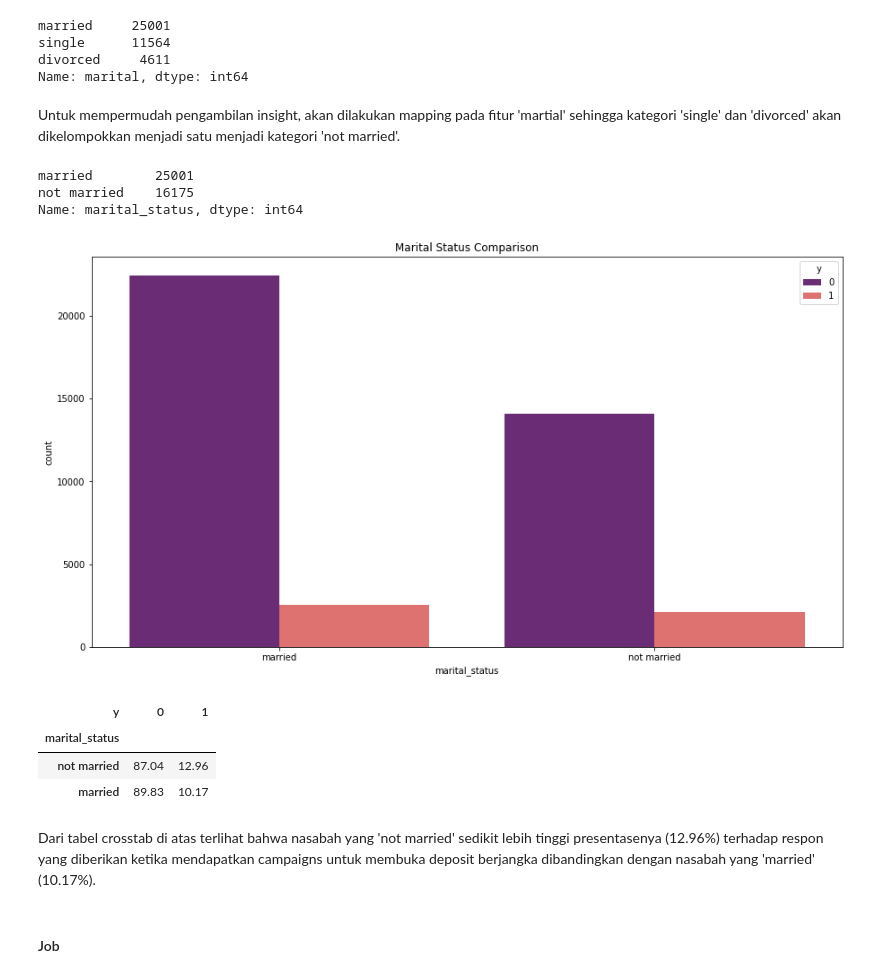
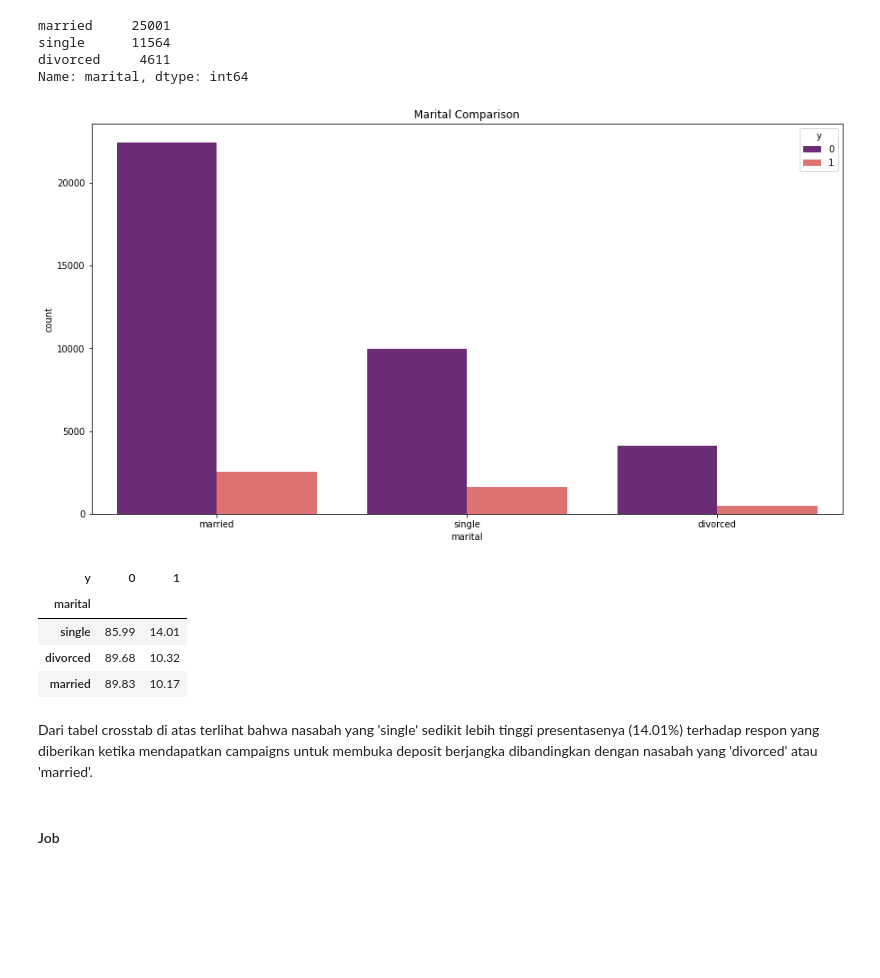
Before and after one commit to PurwadhikaDev/DeltaGroup_JC_DS_FT_BSD_19_FinalProject, a Jupyter notebook: Bank Marketing Campaigns Analysis and Modeling.ipynb, the cells around one changed output. Drawn from its saved outputs; the diff is of its cells as text; code cells hidden in the pictures; blank space fills up the shorter version.

```diff
--- a/Bank Marketing Campaigns Analysis and Modeling.ipynb
+++ b/Bank Marketing Campaigns Analysis and Modeling.ipynb
@@ -576,31 +578,23 @@ married     25001
 single      11564
 divorced     4611
 Name: marital, dtype: int64
-# %% [markdown]
-Untuk mempermudah pengambilan insight, akan dilakukan mapping pada fitur 'martial' sehingga kategori 'single' dan 'divorced' akan dikelompokkan menjadi satu menjadi kategori 'not married'.
-# %%
-df['marital_status'] = df['marital'].map({'married': 'married', 'single': 'not married', 'divorced': 'not married'})
-df['marital_status'].value_counts()
-# %% [output]
-married        25001
-not married    16175
-Name: marital_status, dtype: int64
 # %%
 plt.figure(figsize = (15, 8))
-sns.countplot(x = df['marital_status'], hue = df['y'], data = df, palette = 'magma')
-plt.title('Marital Status Comparison');
+sns.countplot(x = df['marital'], hue = df['y'], data = df, palette = 'magma')
+plt.title('Marital Comparison');
 # %% [output]
-[figure, old version]
+[figure, new version]
 # %%
-marital = ((pd.crosstab(index = df['marital_status'], columns = df['y'], normalize = 'index'))*100).round(2)
+marital = ((pd.crosstab(index = df['marital'], columns = df['y'], normalize = 'index'))*100).round(2)
 marital.sort_values(1, ascending = False)
 # %% [output]
 | y | 0 | 1 |
-| marital_status |  |  |
-| not married | 87.04 | 12.96 |
+| marital |  |  |
+| single | 85.99 | 14.01 |
+| divorced | 89.68 | 10.32 |
 | married | 89.83 | 10.17 |
 # %% [markdown]
-Dari tabel crosstab di atas terlihat bahwa nasabah yang 'not married' sedikit lebih tinggi presentasenya (12.96%) terhadap respon yang diberikan ketika mendapatkan campaigns untuk membuka deposit berjangka dibandingkan dengan nasabah yang 'married' (10.17%).
+Dari tabel crosstab di atas terlihat bahwa nasabah yang 'single' sedikit lebih tinggi presentasenya (14.01%) terhadap respon yang diberikan ketika mendapatkan campaigns untuk membuka deposit berjangka dibandingkan dengan nasabah yang 'divorced' atau 'married'.
 # %% [markdown]
 #### Job
 # %%
```
Also changed, not shown: parts of 65 cells of this notebook.
